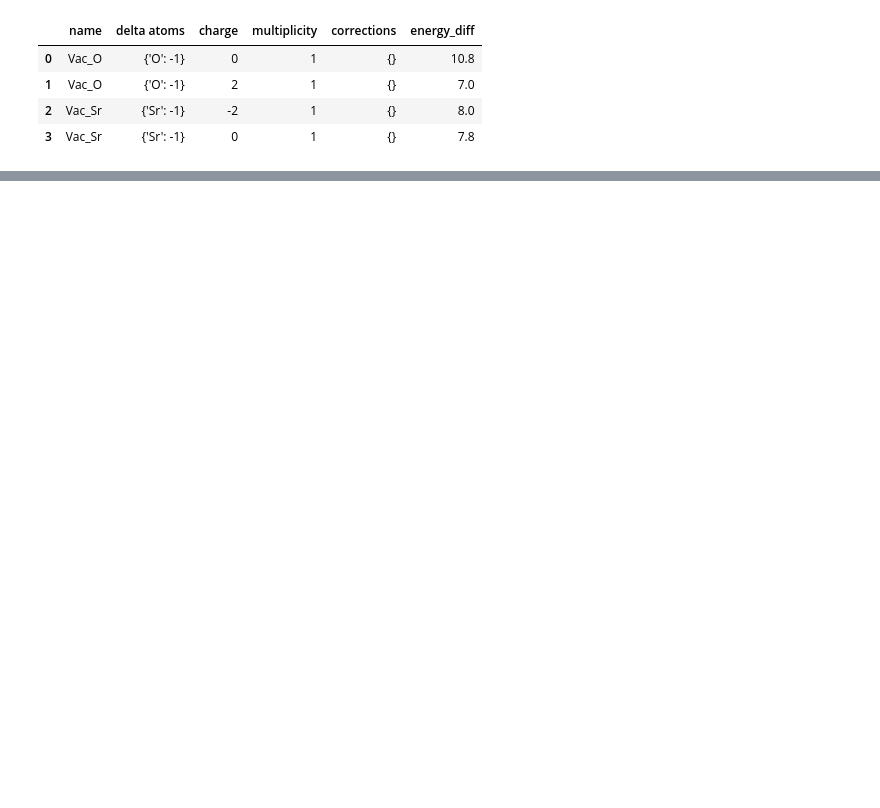
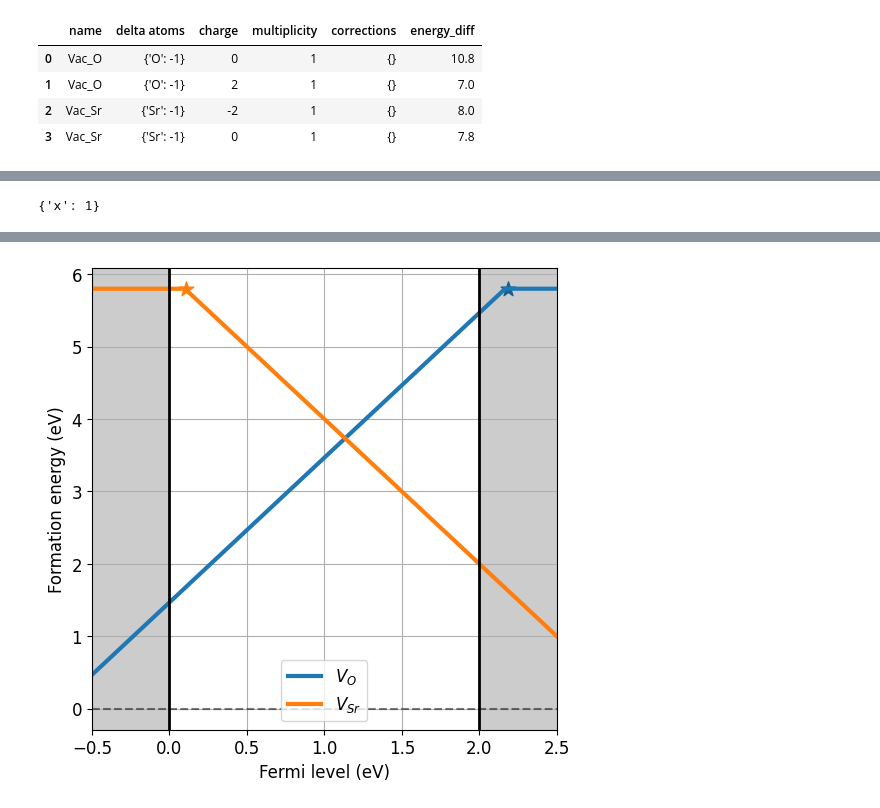
Before and after one commit to lorenzo-villa-hub/defermi, a Jupyter notebook: tutorials/interfaces.ipynb, the cells around one changed output, grey strips where cells are left out. Drawn from its saved outputs; the diff is of its cells as text; code cells hidden in the pictures; blank space fills up the shorter version.

```diff
--- a/tutorials/interfaces.ipynb
+++ b/tutorials/interfaces.ipynb
@@ -46,0 +113,4 @@ def formation_energy_interface():
+# %%
+da.plot_formation_energies(chempots,x=1)
+# %% [output]
+{'x': 1}
@@ -46,0 +118 @@ def formation_energy_interface():
+[figure, added]
```
Also changed, not shown: parts of 9 cells of this notebook, 1 other file.
